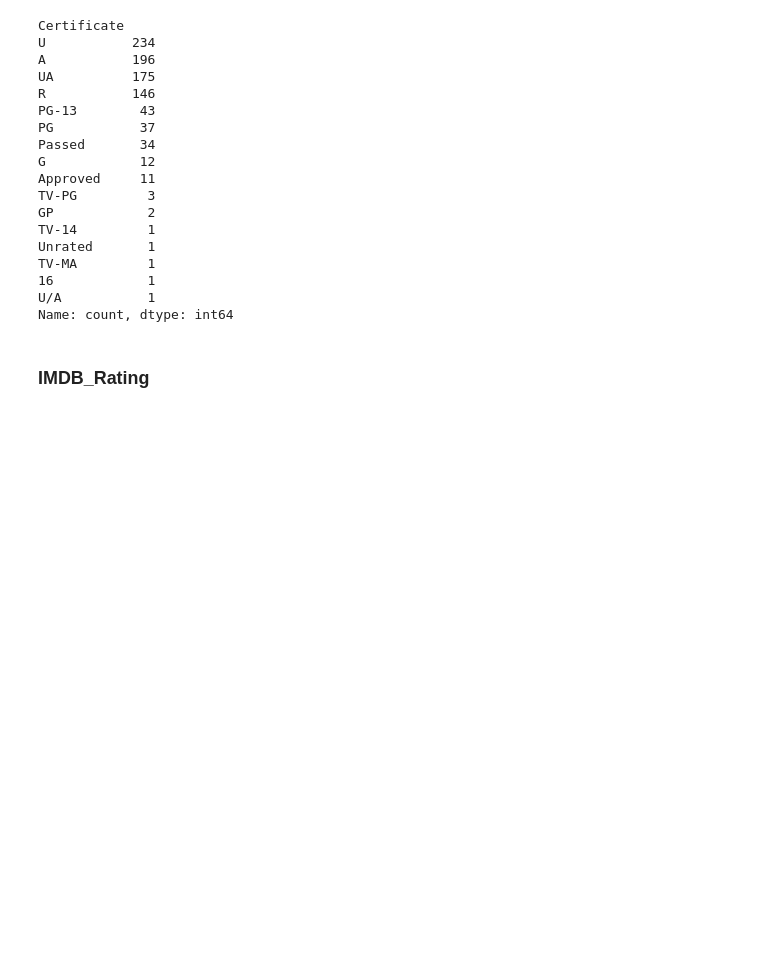
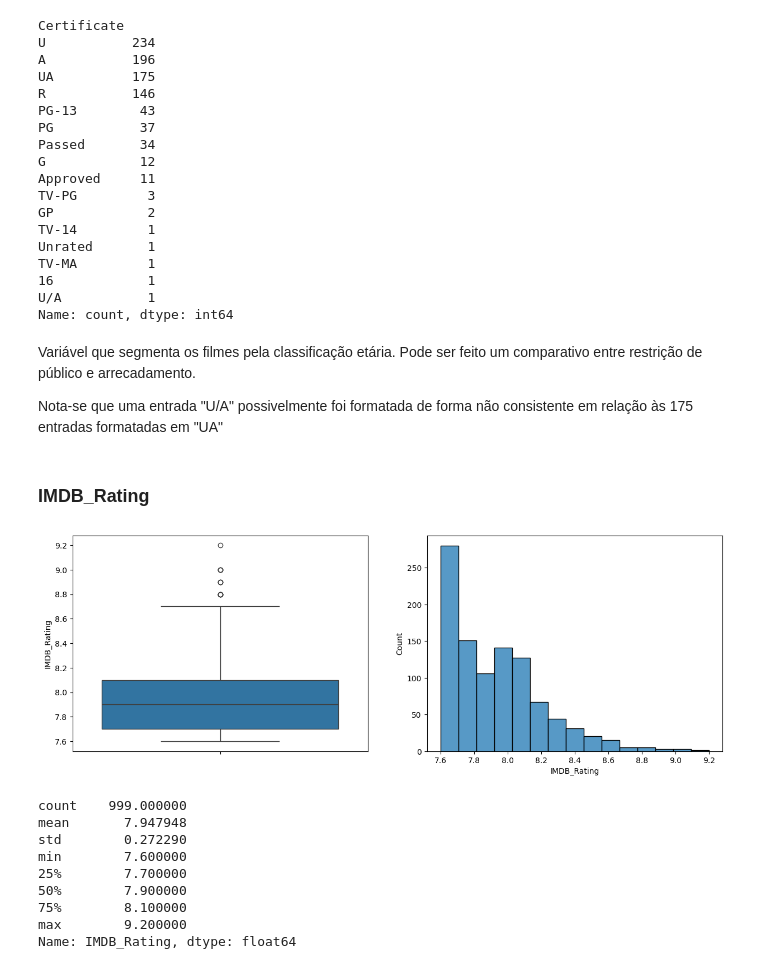
Before and after one commit to RStrzoda/LH_CD_2025, a Jupyter notebook: EDA.ipynb, the cells around one changed output. Saved outputs shown, nothing was run; the diff lists cells and outputs as text; code cells hidden in the pictures; blank space fills up the shorter version.

```diff
--- a/EDA.ipynb
+++ b/EDA.ipynb
@@ -135,5 +150,36 @@ TV-MA         1
 16            1
 U/A           1
 Name: count, dtype: int64
+# %% [markdown]
+Variável que segmenta os filmes pela classificação etária. Pode ser feito um comparativo entre restrição de público e arrecadamento.
+
+Nota-se que uma entrada "U/A" possivelmente foi formatada de forma não consistente em relação às 175 entradas formatadas em "UA"
 # %% [markdown]
 ### IMDB_Rating
+# %%
+imdb_rating = df["IMDB_Rating"]
+
+desc = imdb_rating.describe()
+
+fig, (ax_box, ax_hist) = plt.subplots(
+    nrows=1,
+    ncols=2,
+    figsize=(15,5)
+)
+
+sns.boxplot(imdb_rating, ax=ax_box)
+sns.histplot(imdb_rating, ax=ax_hist, bins=15)
+plt.show()
+
+desc
+# %% [output]
+[figure, added]
+count    999.000000
+mean       7.947948
+std        0.272290
+min        7.600000
+25%        7.700000
+50%        7.900000
+75%        8.100000
+max        9.200000
+Name: IMDB_Rating, dtype: float64
```
Also changed, not shown: parts of 21 cells of this notebook.
